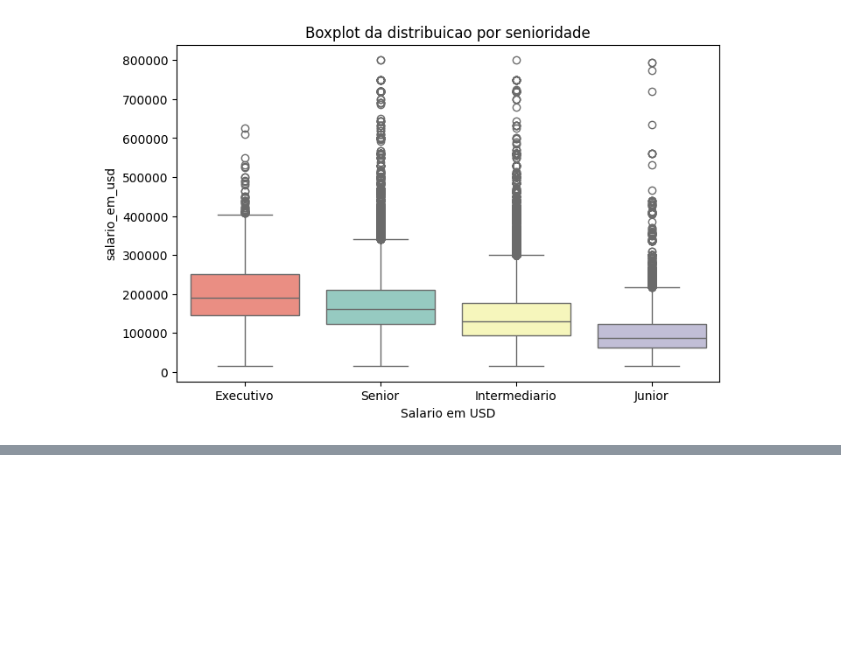
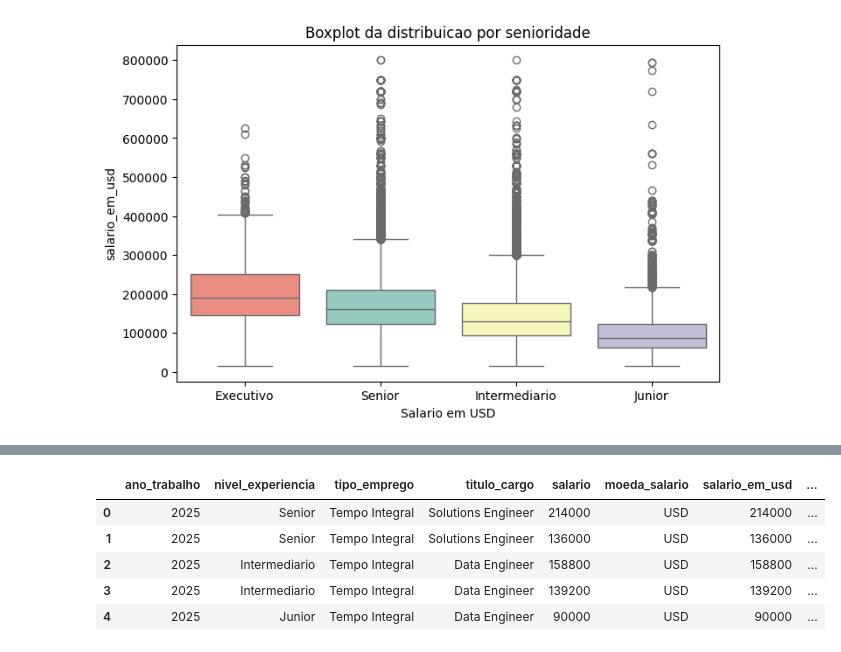
Before and after one commit to Kaue557/Analise-de-Dados, a Jupyter notebook: Imersao_Dados_Alura.ipynb, the cells around one changed output, grey strips where cells are left out. Drawn from its saved outputs; the diff is of its cells as text; code cells hidden in the pictures; blank space fills up the shorter version.

```diff
--- a/Imersao_Dados_Alura.ipynb
+++ b/Imersao_Dados_Alura.ipynb
@@ -399,0 +412,24 @@ fig.show()
+# %%
+# Função para converter ISO-2 para ISO-3
+def iso2_to_iso3(code):
+    try:
+        return pycountry.countries.get(alpha_2=code).alpha_3
+    except:
+        return None
+
+# Criar nova coluna com código ISO-3
+df_limpo['residencia_iso3'] = df_limpo['residencia_empregado'].apply(iso2_to_iso3)
+
+# Calcular média salarial por país (ISO-3)
+df_ds = df_limpo[df_limpo['titulo_cargo'] == 'Data Scientist']
+media_ds_pais = df_ds.groupby('residencia_iso3')['salario_em_usd'].mean().reset_index()
+
+# Gerar o mapa
+fig = px.choropleth(media_ds_pais,
+                    locations='residencia_iso3',
+                    color='salario_em_usd',
+                    color_continuous_scale='rdylgn',
+                    title='Salário médio de Cientista de Dados por país',
+                    labels={'salario_em_usd': 'Salário médio (USD)', 'residencia_iso3': 'País'})
+
+fig.show()
@@ -399,0 +438,9 @@ fig.show()
+# %%
+df_limpo.head()
+# %% [output]
+|  | ano_trabalho | nivel_experiencia | tipo_emprego | titulo_cargo | salario | moeda_salario | salario_em_usd | ... |
+| 0 | 2025 | Senior | Tempo Integral | Solutions Engineer | 214000 | USD | 214000 | ... |
+| 1 | 2025 | Senior | Tempo Integral | Solutions Engineer | 136000 | USD | 136000 | ... |
+| 2 | 2025 | Intermediario | Tempo Integral | Data Engineer | 158800 | USD | 158800 | ... |
+| 3 | 2025 | Intermediario | Tempo Integral | Data Engineer | 139200 | USD | 139200 | ... |
+| 4 | 2025 | Junior | Tempo Integral | Data Engineer | 90000 | USD | 90000 | ... |
```
Also changed, not shown: parts of 5 cells of this notebook.
